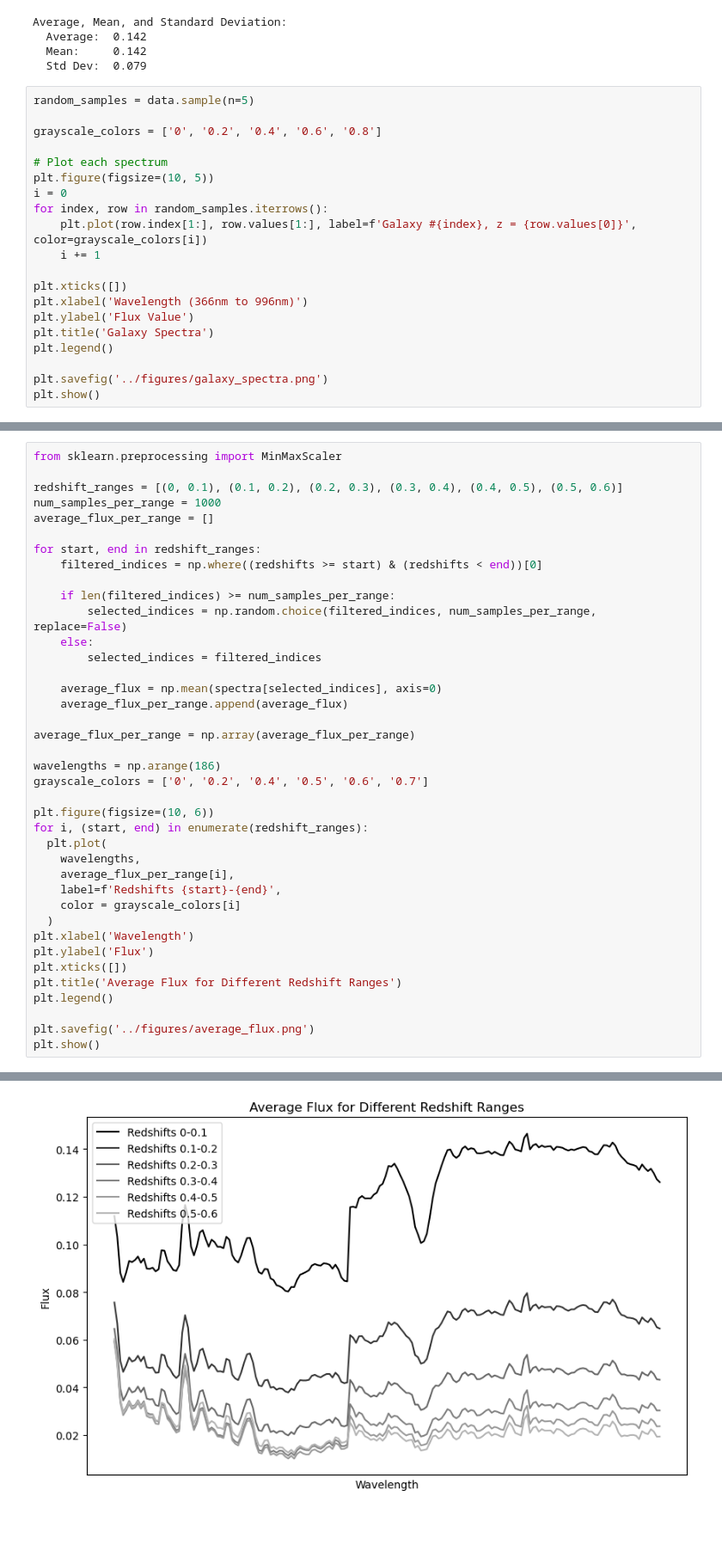
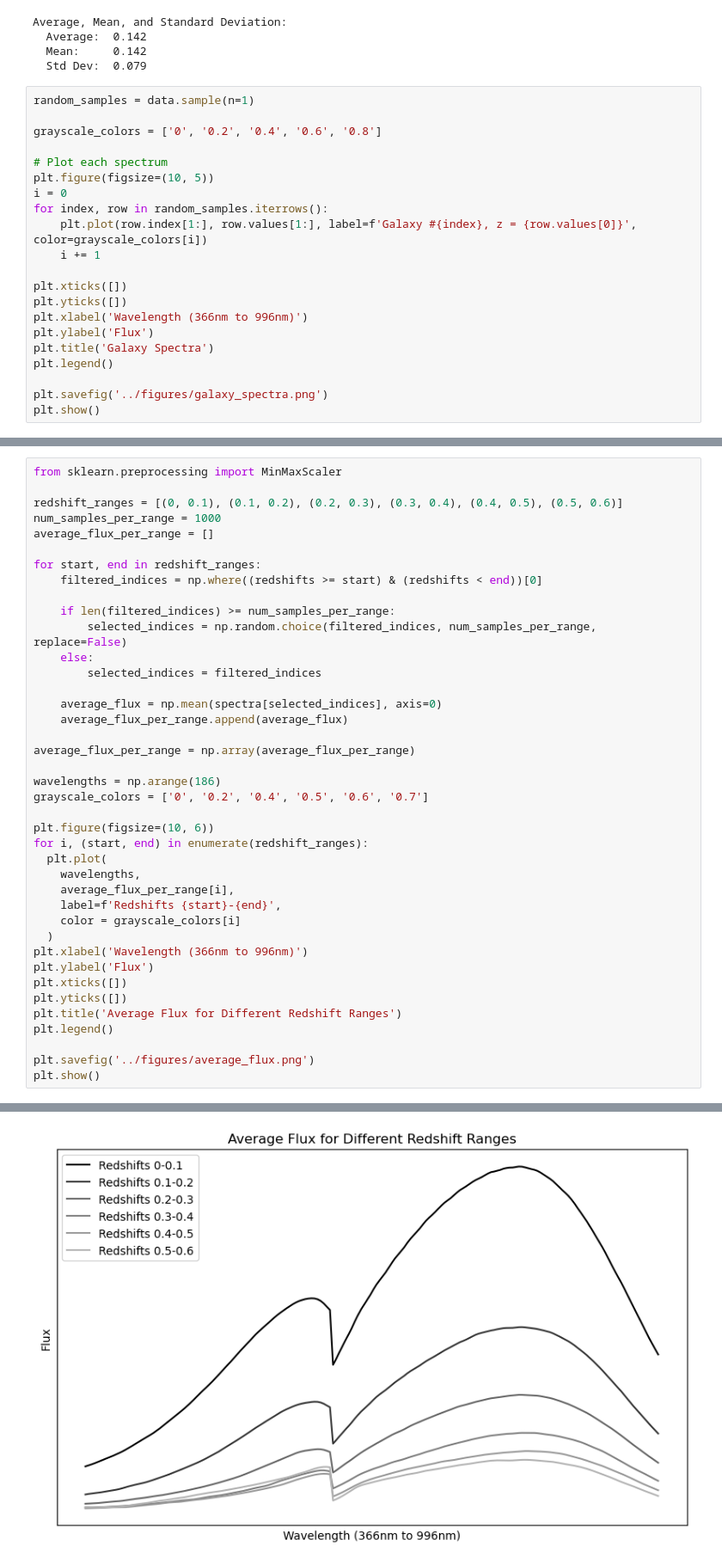
Before and after one commit to kiraleos/dissertation, a Jupyter notebook: code/data_analysis.ipynb, the cells around one changed output, grey strips where cells are left out. Shown at 86% size. Cells and saved outputs as stored; diff of their text form; blank space fills up the shorter version.

Commit message:
include last 3 flux in table, show only a single galaxy spectrum

```diff
--- a/code/data_analysis.ipynb
+++ b/code/data_analysis.ipynb
@@ -117,7 +117,7 @@ Average, Mean, and Standard Deviation:
   Mean:     0.142
   Std Dev:  0.079
 # %%
-random_samples = data.sample(n=5)
+random_samples = data.sample(n=1)
 
 grayscale_colors = ['0', '0.2', '0.4', '0.6', '0.8']
 
@@ -129,8 +129,9 @@ for index, row in random_samples.iterrows():
     i += 1
 
 plt.xticks([])
+plt.yticks([])
 plt.xlabel('Wavelength (366nm to 996nm)')
-plt.ylabel('Flux Value')
+plt.ylabel('Flux')
 plt.title('Galaxy Spectra')
 plt.legend()
 
@@ -169,9 +170,10 @@ for i, (start, end) in enumerate(redshift_ranges):
     label=f'Redshifts {start}-{end}',
     color = grayscale_colors[i]
   )
-plt.xlabel('Wavelength')
+plt.xlabel('Wavelength (366nm to 996nm)')
 plt.ylabel('Flux')
 plt.xticks([])
+plt.yticks([])
 plt.title('Average Flux for Different Redshift Ranges')
 plt.legend()
 
@@ -198 +183 @@ plt.show()
-[figure, old version]
+[figure, new version]
```
Also changed, not shown: parts of 2 cells of this notebook, 4 other files.
